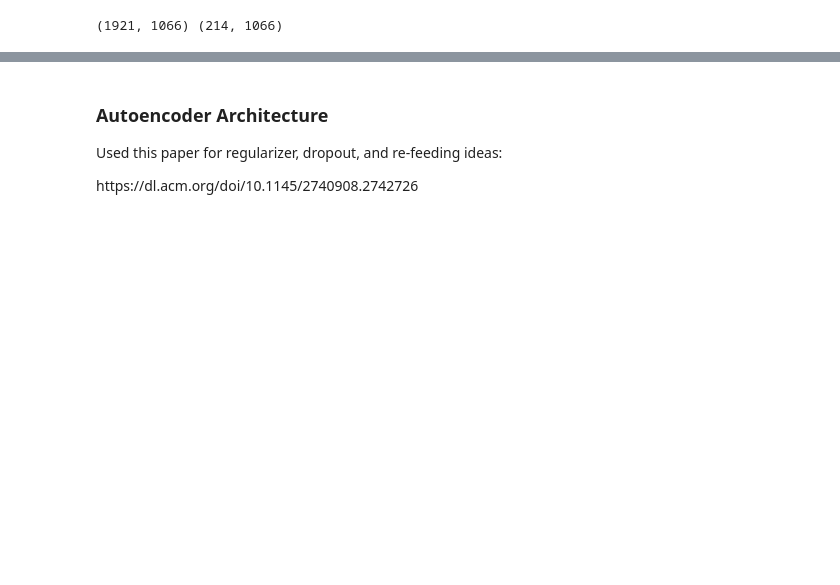
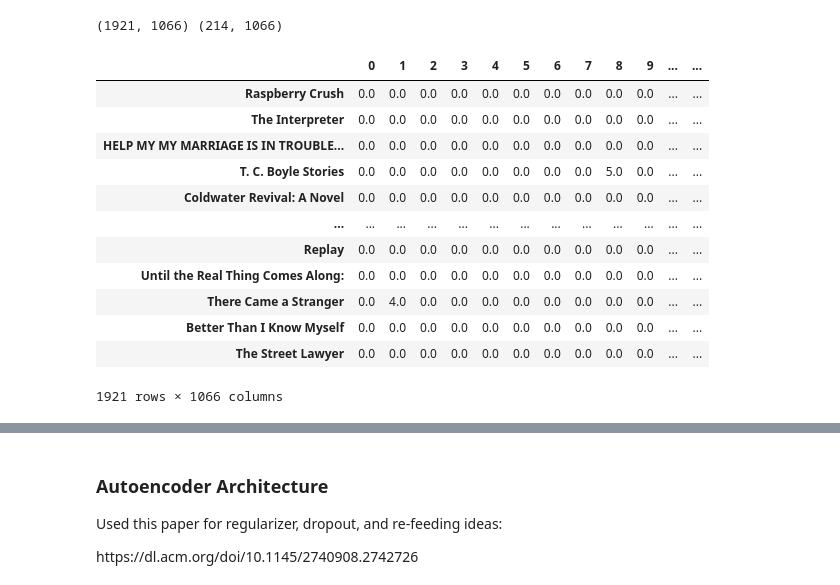
Before and after one commit to lukedrichard/BHTRecommenderProject, a Jupyter notebook: Recommender_Autoencoder.ipynb, the cells around one changed output, grey strips where cells are left out. Cells and saved outputs as stored; diff of their text form; code cells hidden in the pictures; blank space fills up the shorter version.

```diff
--- a/Recommender_Autoencoder.ipynb
+++ b/Recommender_Autoencoder.ipynb
@@ -41,2 +53,18 @@ print(train_matrix.shape, test_matrix.shape)
 # %% [output]
 (1921, 1066) (214, 1066)
+# %%
+train_df
+# %% [output]
+|  | 0 | 1 | 2 | 3 | 4 | 5 | 6 | 7 | 8 | 9 | ... | ... |
+| Raspberry Crush | 0.0 | 0.0 | 0.0 | 0.0 | 0.0 | 0.0 | 0.0 | 0.0 | 0.0 | 0.0 | ... | ... |
+| The Interpreter | 0.0 | 0.0 | 0.0 | 0.0 | 0.0 | 0.0 | 0.0 | 0.0 | 0.0 | 0.0 | ... | ... |
+| HELP MY MY MARRIAGE IS IN TROUBLE... | 0.0 | 0.0 | 0.0 | 0.0 | 0.0 | 0.0 | 0.0 | 0.0 | 0.0 | 0.0 | ... | ... |
+| T. C. Boyle Stories | 0.0 | 0.0 | 0.0 | 0.0 | 0.0 | 0.0 | 0.0 | 0.0 | 5.0 | 0.0 | ... | ... |
+| Coldwater Revival: A Novel | 0.0 | 0.0 | 0.0 | 0.0 | 0.0 | 0.0 | 0.0 | 0.0 | 0.0 | 0.0 | ... | ... |
+| ... | ... | ... | ... | ... | ... | ... | ... | ... | ... | ... | ... | ... |
+| Replay | 0.0 | 0.0 | 0.0 | 0.0 | 0.0 | 0.0 | 0.0 | 0.0 | 0.0 | 0.0 | ... | ... |
+| Until the Real Thing Comes Along: | 0.0 | 0.0 | 0.0 | 0.0 | 0.0 | 0.0 | 0.0 | 0.0 | 0.0 | 0.0 | ... | ... |
+| There Came a Stranger | 0.0 | 4.0 | 0.0 | 0.0 | 0.0 | 0.0 | 0.0 | 0.0 | 0.0 | 0.0 | ... | ... |
+| Better Than I Know Myself | 0.0 | 0.0 | 0.0 | 0.0 | 0.0 | 0.0 | 0.0 | 0.0 | 0.0 | 0.0 | ... | ... |
+| The Street Lawyer | 0.0 | 0.0 | 0.0 | 0.0 | 0.0 | 0.0 | 0.0 | 0.0 | 0.0 | 0.0 | ... | ... |
+1921 rows × 1066 columns
```
Also changed, not shown: parts of 16 cells of this notebook.
